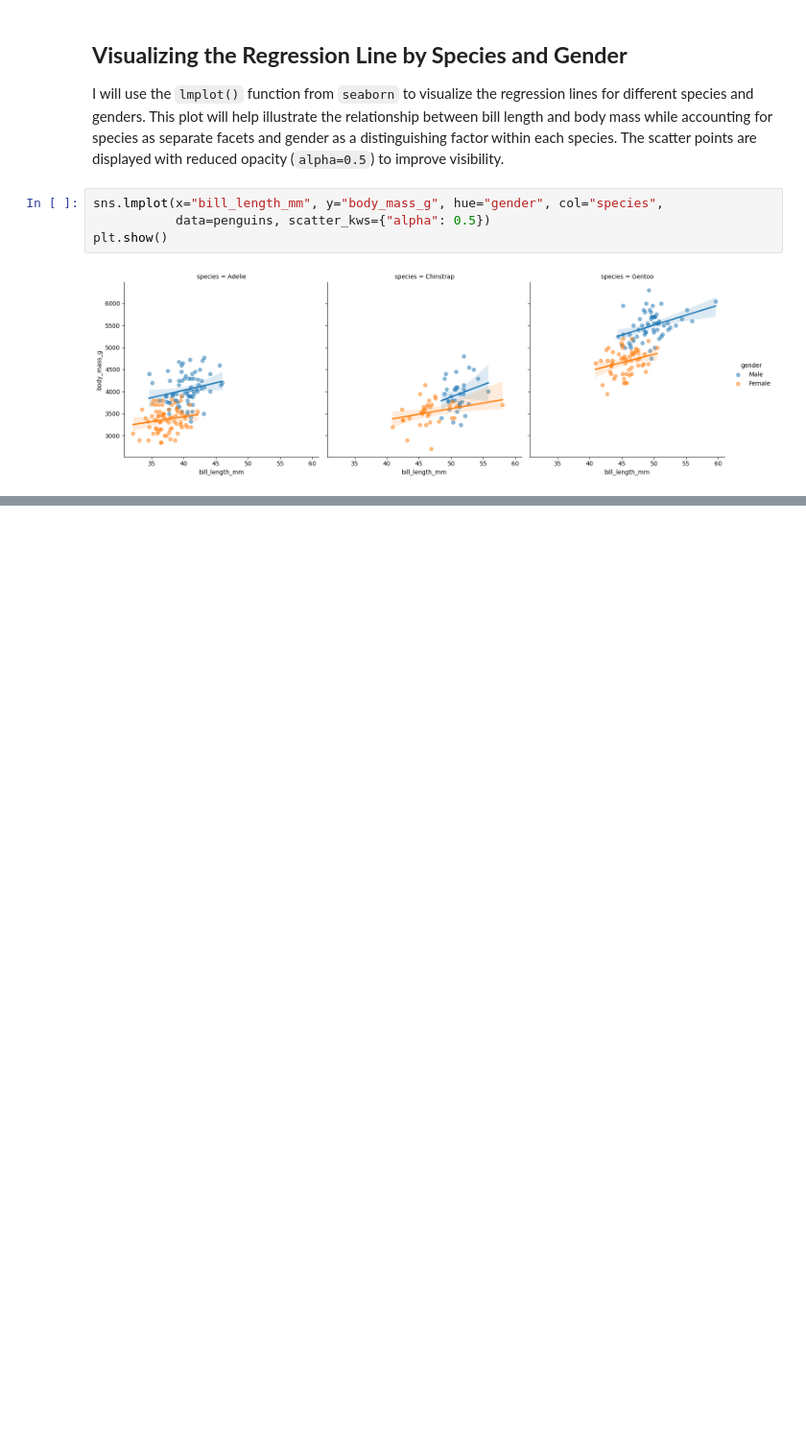
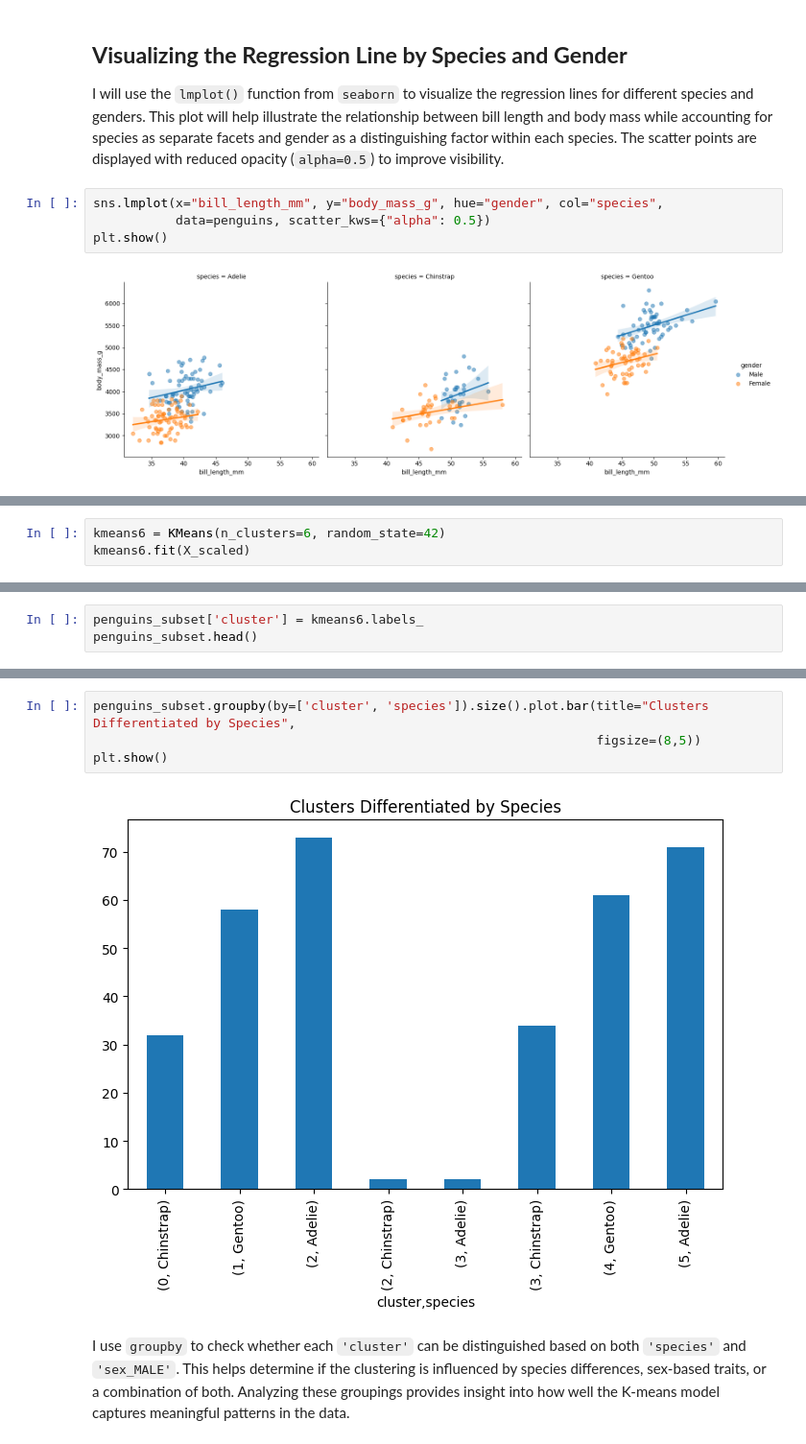
Before and after one commit to Cyberoctane29/Penguins-Data-Analysis-and-Modeling, a Jupyter notebook: Penguins_Data_Modeling_and_Analysis.ipynb, the cells around one changed output, grey strips where cells are left out. Shown at 96% size. Saved outputs shown, nothing was run; the diff lists cells and outputs as text; blank space fills up the shorter version.

```diff
--- a/Penguins_Data_Modeling_and_Analysis.ipynb
+++ b/Penguins_Data_Modeling_and_Analysis.ipynb
@@ -928,0 +1285,3 @@ This approach can be extended to other datasets and research questions, providin
+# %%
+kmeans6 = KMeans(n_clusters=6, random_state=42)
+kmeans6.fit(X_scaled)
@@ -928,0 +1298,3 @@ This approach can be extended to other datasets and research questions, providin
+# %%
+penguins_subset['cluster'] = kmeans6.labels_
+penguins_subset.head()
@@ -928,0 +1334,8 @@ This approach can be extended to other datasets and research questions, providin
+# %%
+penguins_subset.groupby(by=['cluster', 'species']).size().plot.bar(title="Clusters Differentiated by Species",
+                                                                   figsize=(8,5))
+plt.show()
+# %% [output]
+[figure, added]
+# %% [markdown]
+I use `groupby` to check whether each `'cluster'` can be distinguished based on both `'species'` and `'sex_MALE'`. This helps determine if the clustering is influenced by species differences, sex-based traits, or a combination of both. Analyzing these groupings provides insight into how well the K-means model captures meaningful patterns in the data.
```
Also changed, not shown: parts of 81 cells of this notebook.
